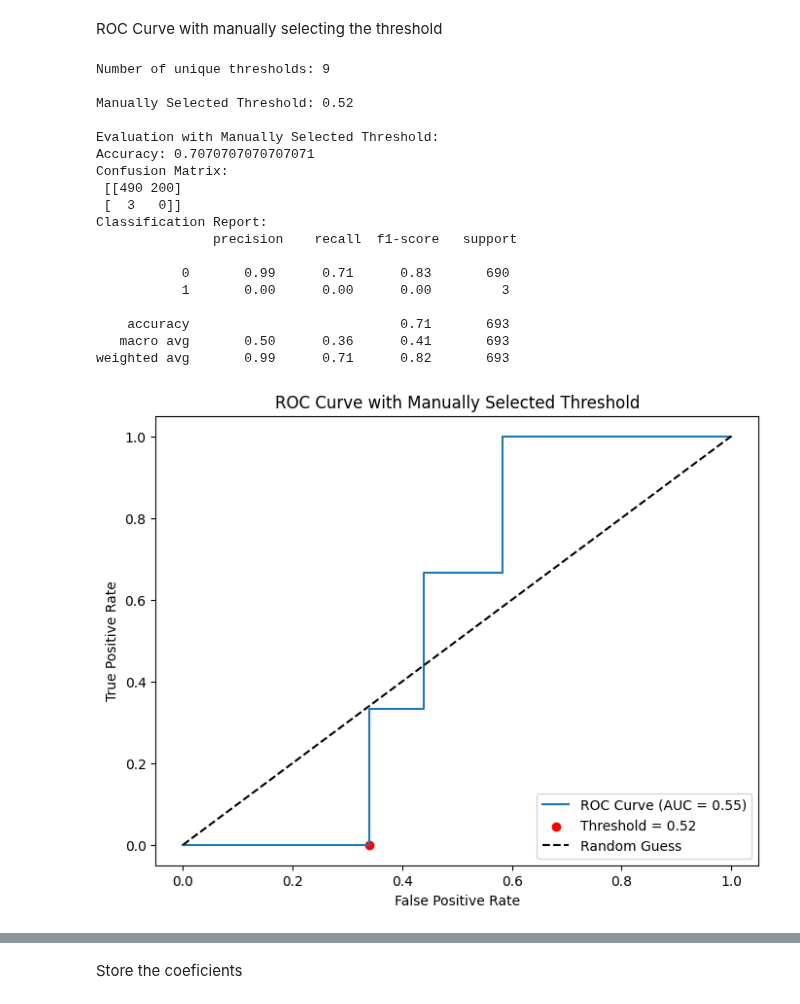
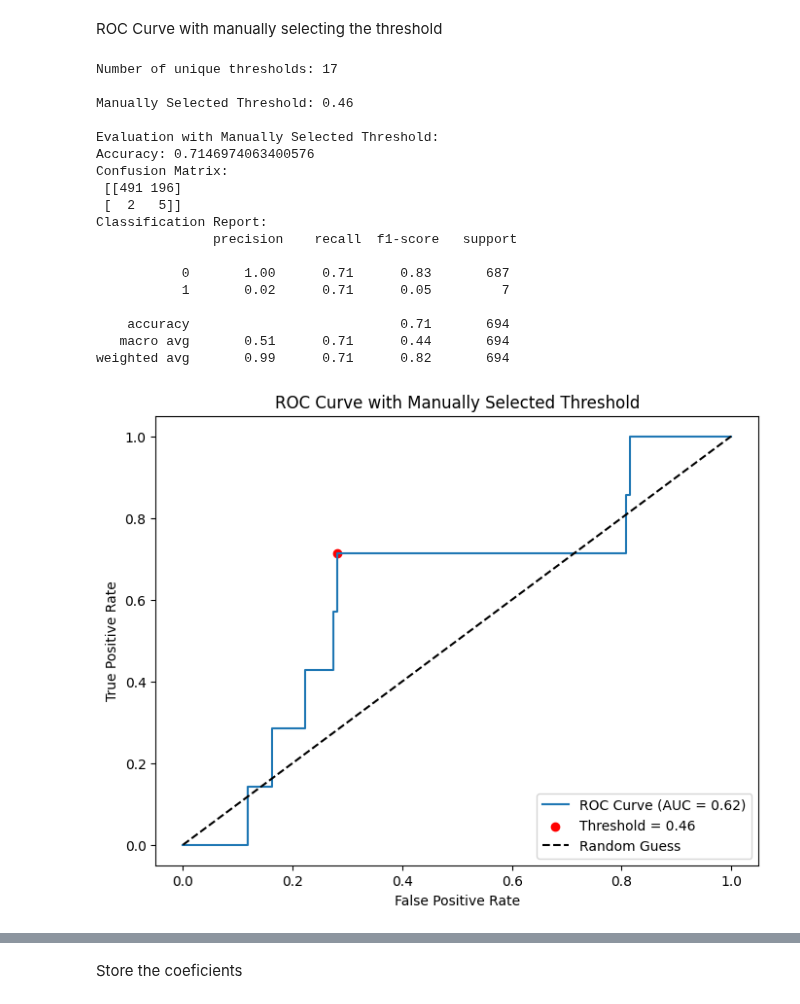
Before and after one commit to Tommy-Las/WatfordFC, a Jupyter notebook: ML_Model.ipynb, the cells around one changed output, grey strips where cells are left out. Drawn from its saved outputs; the diff is of its cells as text; code cells hidden in the pictures.

```diff
--- a/ML_Model.ipynb
+++ b/ML_Model.ipynb
@@ -276,7 +346,7 @@ y = df_sorted['Injury']
 
 # Split the data into training and test sets
 # X_train, X_test, y_train, y_test, extra_cols_train, extra_cols_test = train_test_split(X, y, extra_cols, test_size=0.3, random_state=42, stratify=y)
-X_train, X_test, y_train, y_test, extra_cols_train, extra_cols_test = train_test_split(X, y, extra_cols, test_size=0.3, random_state=42)
+X_train, X_test, y_train, y_test, extra_cols_train, extra_cols_test = train_test_split(X, y, extra_cols, test_size=0.3, random_state=42, stratify=y)
 
 X_train.drop(columns=['Injury'], inplace=True)
 X_test.drop(columns=['Injury'], inplace=True)
@@ -530,7 +600,7 @@ roc_auc = auc(fpr, tpr)
 print(f"Number of unique thresholds: {len(thresholds)}")
 
 # Manually select the threshold
-manual_threshold = 0.52  # Manually chosen threshold
+manual_threshold = 0.46 # Manually chosen threshold
 print(f"\nManually Selected Threshold: {manual_threshold:.2f}")
 
 # Apply the manually selected threshold
@@ -538,44 +608,44 @@ y_test_pred_manual = (y_test_probs >= manual_threshold).astype(int)
 
 # Evaluate the model with the manually selected threshold
 print("\nEvaluation with Manually Selected Threshold:")
 print("Accuracy:", accuracy_score(y_test, y_test_pred_manual))
 print("Confusion Matrix:\n", confusion_matrix(y_test, y_test_pred_manual))
 print("Classification Report:\n", classification_report(y_test, y_test_pred_manual))
 
 # Find the index of the manually selected threshold in the ROC data
 # Using `thresholds` from the ROC calculation
 manual_idx = np.argmin(np.abs(thresholds - manual_threshold))
 
 # Plot the ROC curve and mark the manually selected threshold
 plt.figure(figsize=(8, 6))
 plt.plot(fpr, tpr, label=f"ROC Curve (AUC = {roc_auc:.2f})")
 plt.scatter(fpr[manual_idx], tpr[manual_idx], color="red", label=f"Threshold = {manual_threshold:.2f}")
 plt.plot([0, 1], [0, 1], "k--", label="Random Guess")
 plt.xlabel("False Positive Rate")
 plt.ylabel("True Positive Rate")
 plt.title("ROC Curve with Manually Selected Threshold")
 plt.legend(loc="lower right")
 plt.show()
 # %% [output]
-Number of unique thresholds: 9
+Number of unique thresholds: 17
 
-Manually Selected Threshold: 0.52
+Manually Selected Threshold: 0.46
 
 Evaluation with Manually Selected Threshold:
-Accuracy: 0.7070707070707071
+Accuracy: 0.7146974063400576
 Confusion Matrix:
- [[490 200]
- [  3   0]]
+ [[491 196]
+ [  2   5]]
 Classification Report:
                precision    recall  f1-score   support
 
-           0       0.99      0.71      0.83       690
-           1       0.00      0.00      0.00         3
+           0       1.00      0.71      0.83       687
+           1       0.02      0.71      0.05         7
 
-    accuracy                           0.71       693
-   macro avg       0.50      0.36      0.41       693
-weighted avg       0.99      0.71      0.82       693
+    accuracy                           0.71       694
+   macro avg       0.51      0.71      0.44       694
+weighted avg       0.99      0.71      0.82       694
-[figure, old version]
+[figure, new version]
 # %%
 plt.hist(y_test_probs, bins=20, alpha=0.7)
 plt.title("Distribution of Predicted Probabilities")
```
Also changed, not shown: parts of 24 cells of this notebook.
